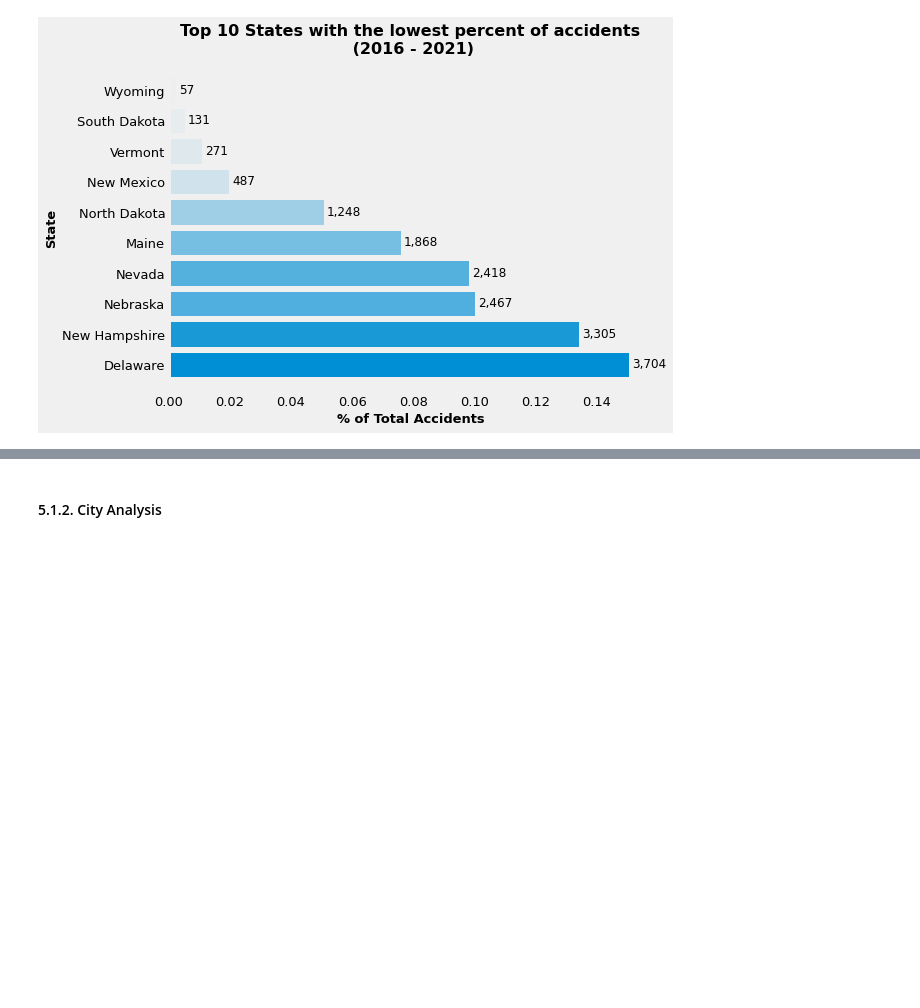
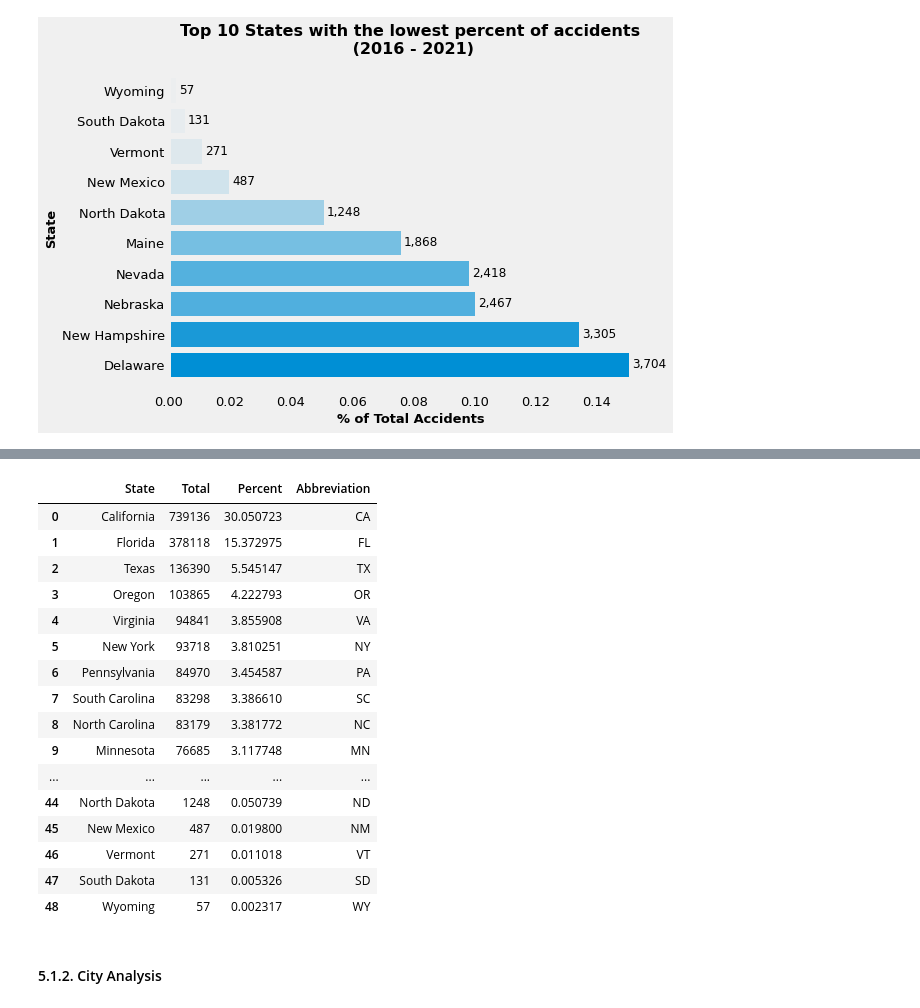
Before and after one commit to lyubol/Exploratory-Data-Analysis, a Jupyter notebook: EDA - US Accidents/US Accidents-checkpoint.ipynb, the cells around one changed output, grey strips where cells are left out. Drawn from its saved outputs; the diff is of its cells as text; code cells hidden in the pictures; blank space fills up the shorter version.

```diff
--- a/EDA - US Accidents/US Accidents-checkpoint.ipynb
+++ b/EDA - US Accidents/US Accidents-checkpoint.ipynb
@@ -537,3 +597,27 @@ plt.show()
+# %%
+df_states_abbreviation = pd.DataFrame.from_dict(states_dict, orient="index", columns=["Abbreviation"])
+
+df_top_states_map = df_top_states_map.merge(df_states_abbreviation, left_on="State", right_index=True)
+# %%
+df_top_states_map
+# %% [output]
+|  | State | Total | Percent | Abbreviation |
+| 0 | California | 739136 | 30.050723 | CA |
+| 1 | Florida | 378118 | 15.372975 | FL |
+| 2 | Texas | 136390 | 5.545147 | TX |
+| 3 | Oregon | 103865 | 4.222793 | OR |
+| 4 | Virginia | 94841 | 3.855908 | VA |
+| 5 | New York | 93718 | 3.810251 | NY |
+| 6 | Pennsylvania | 84970 | 3.454587 | PA |
+| 7 | South Carolina | 83298 | 3.386610 | SC |
+| 8 | North Carolina | 83179 | 3.381772 | NC |
+| 9 | Minnesota | 76685 | 3.117748 | MN |
+| ... | ... | ... | ... | ... |
+| 44 | North Dakota | 1248 | 0.050739 | ND |
+| 45 | New Mexico | 487 | 0.019800 | NM |
+| 46 | Vermont | 271 | 0.011018 | VT |
+| 47 | South Dakota | 131 | 0.005326 | SD |
+| 48 | Wyoming | 57 | 0.002317 | WY |
 # %% [markdown]
 #### 5.1.2. City Analysis
 # %% [markdown]
```
Also changed, not shown: parts of 15 cells of this notebook.
